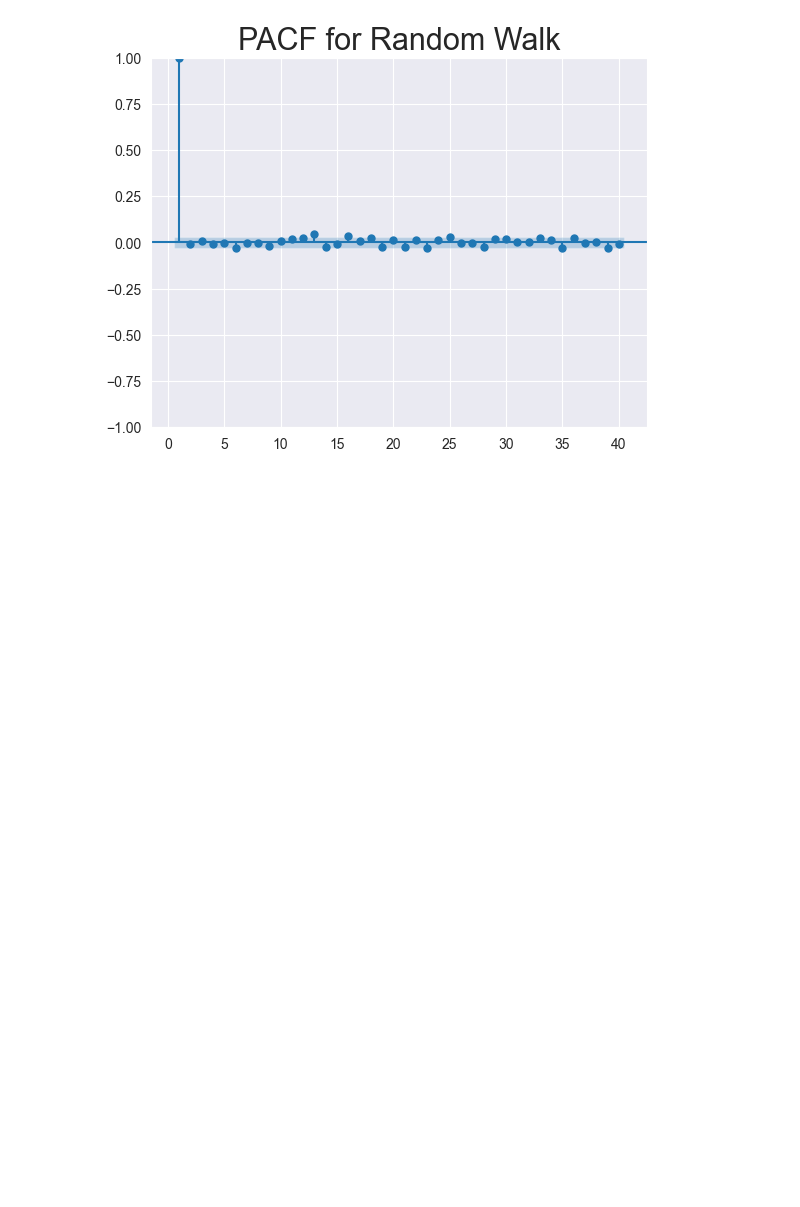
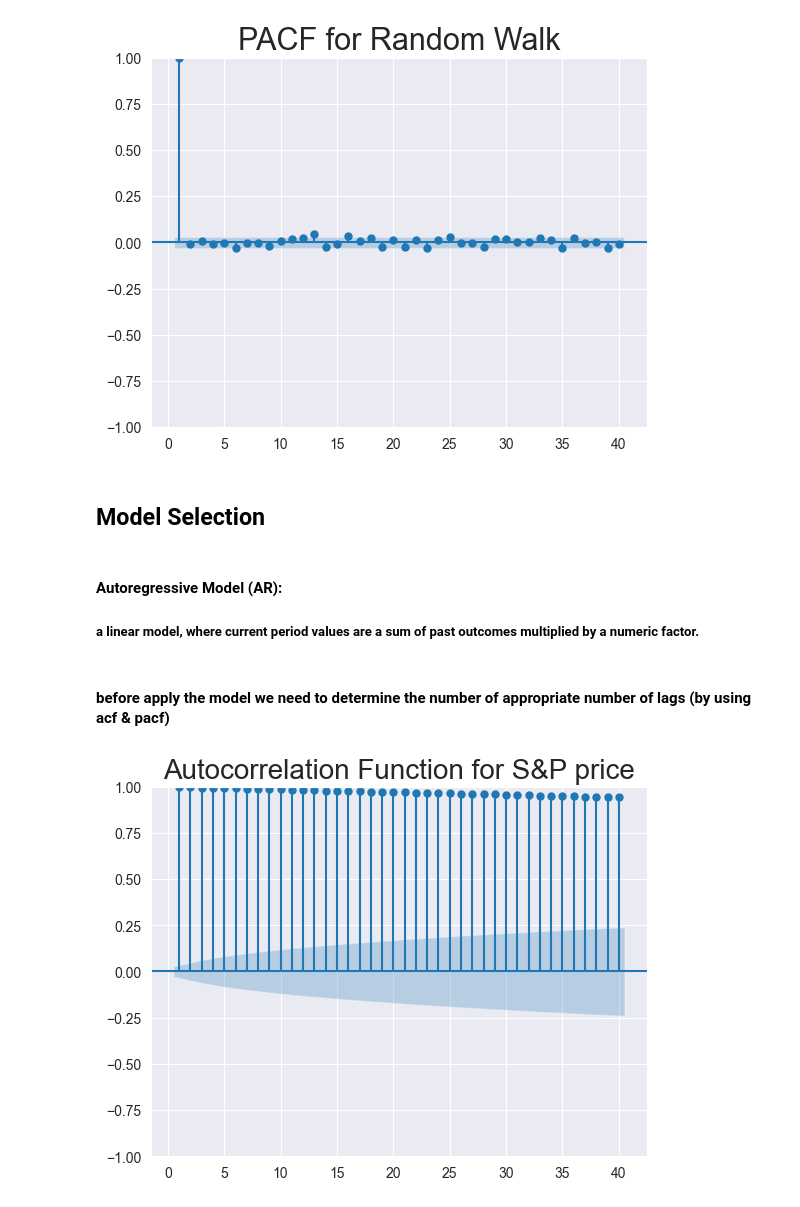
Before and after one commit to SMARIFUL1/Time-Series-Analysis, a Jupyter notebook: TimeSeries365.ipynb, the cells around one changed output. Saved outputs shown, nothing was run; the diff lists cells and outputs as text; code cells hidden in the pictures; blank space fills up the shorter version.

```diff
--- a/TimeSeries365.ipynb
+++ b/TimeSeries365.ipynb
@@ -369,3 +369,16 @@ plt.title('PACF for Random Walk', size=22)
 plt.show()
 # %% [output]
 [figure]
+# %% [markdown]
+## Model Selection
+# %% [markdown]
+#### Autoregressive Model (AR):
+##### a linear model, where current period values are a sum of past outcomes multiplied by a numeric factor.
+# %% [markdown]
+#### before apply the model we need to determine the number of appropriate number of lags (by using acf & pacf)
+# %%
+sgt.plot_acf(df.spx_value, lags=40, zero=False)
+plt.title('Autocorrelation Function for S&P price', size=20)
+plt.show()
+# %% [output]
+[figure, added]
```
Also changed, not shown: parts of 44 cells of this notebook.
